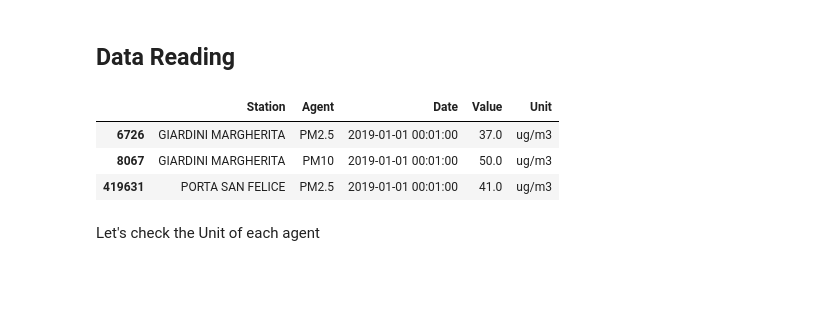
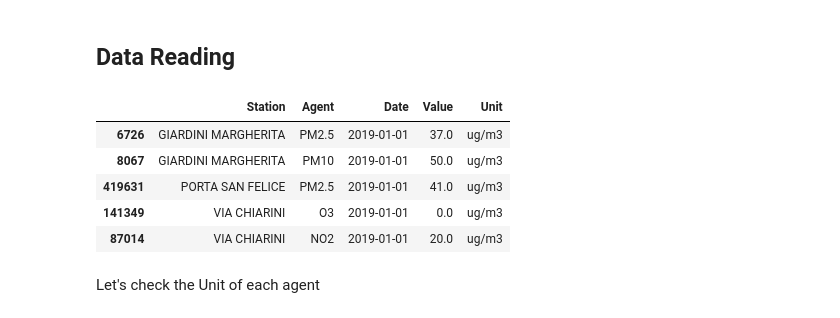
Before and after one commit to davidesonno/AII-project, a Jupyter notebook: 1-pollution_preprocessing.ipynb, the cells around one changed output. Cells and saved outputs as stored; diff of their text form; code cells hidden in the pictures; blank space fills up the shorter version.

```diff
--- a/1-pollution_preprocessing.ipynb
+++ b/1-pollution_preprocessing.ipynb
@@ -19,27 +22,30 @@ datasets_folder = './datasets'
 # %%
 air_pollution_dataset = os.path.join(datasets_folder,'pollution/pollution.csv')
 
 air_pollution_df = pd.read_csv(air_pollution_dataset, sep=';')
 air_pollution_df.rename(columns={
     'COD_STAZ': 'Station',
     'AGENTE': 'Agent',
     'DATA_INIZIO': 'Date',
     'DATA_FINE': 'Ending_date',
     'VALORE': 'Value',
     'UM': 'Unit'
 }, inplace=True)
 
 air_pollution_df.drop(columns=['Ending_date'], inplace=True)
 air_pollution_df=air_pollution_df.sort_values(by='Date')
 air_pollution_df['Date'] = pd.to_datetime(air_pollution_df['Date'].apply(lambda x: ' '.join(x.split('T')).split('+')[0]))
+air_pollution_df['Date'] = air_pollution_df['Date'].apply(lambda x: x - timedelta(minutes=x.minute)) # round to the hour
 air_pollution_df['Agent'] = air_pollution_df['Agent'].apply(lambda x: x.split(' ')[0])
 
-air_pollution_df.head(3)
+air_pollution_df.head(5)
 # %% [output]
 |  | Station | Agent | Date | Value | Unit |
-| 6726 | GIARDINI MARGHERITA | PM2.5 | 2019-01-01 00:01:00 | 37.0 | ug/m3 |
-| 8067 | GIARDINI MARGHERITA | PM10 | 2019-01-01 00:01:00 | 50.0 | ug/m3 |
-| 419631 | PORTA SAN FELICE | PM2.5 | 2019-01-01 00:01:00 | 41.0 | ug/m3 |
+| 6726 | GIARDINI MARGHERITA | PM2.5 | 2019-01-01 | 37.0 | ug/m3 |
+| 8067 | GIARDINI MARGHERITA | PM10 | 2019-01-01 | 50.0 | ug/m3 |
+| 419631 | PORTA SAN FELICE | PM2.5 | 2019-01-01 | 41.0 | ug/m3 |
+| 141349 | VIA CHIARINI | O3 | 2019-01-01 | 0.0 | ug/m3 |
+| 87014 | VIA CHIARINI | NO2 | 2019-01-01 | 20.0 | ug/m3 |
 # %% [markdown]
 Let's check the Unit of each agent
 # %%
```
Also changed, not shown: parts of 18 cells of this notebook, 6 other files.
